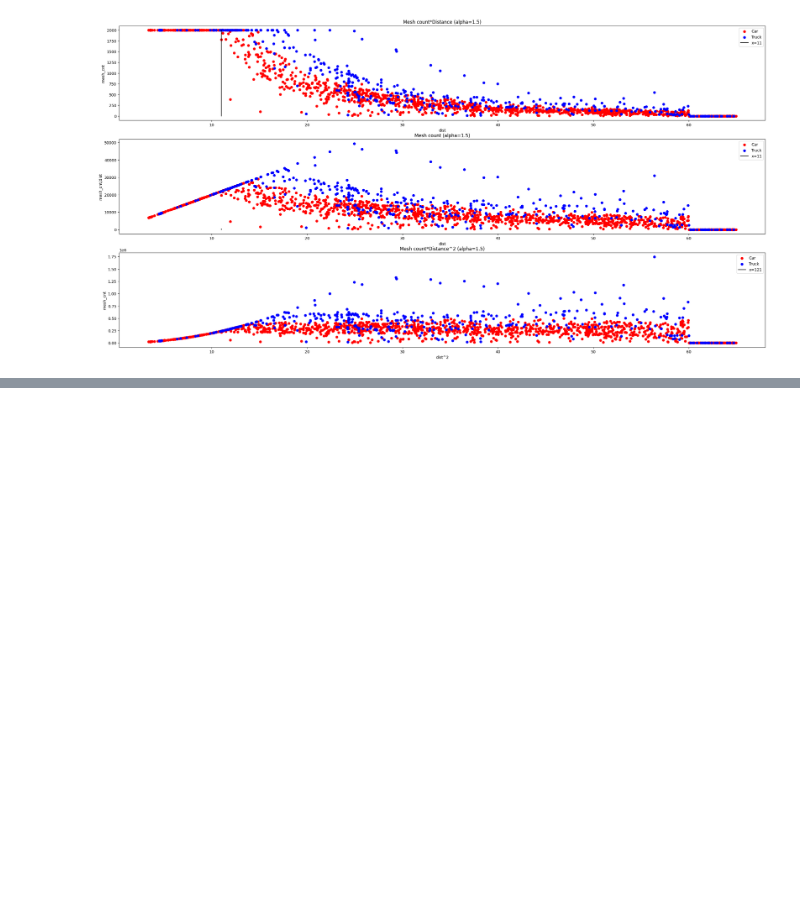
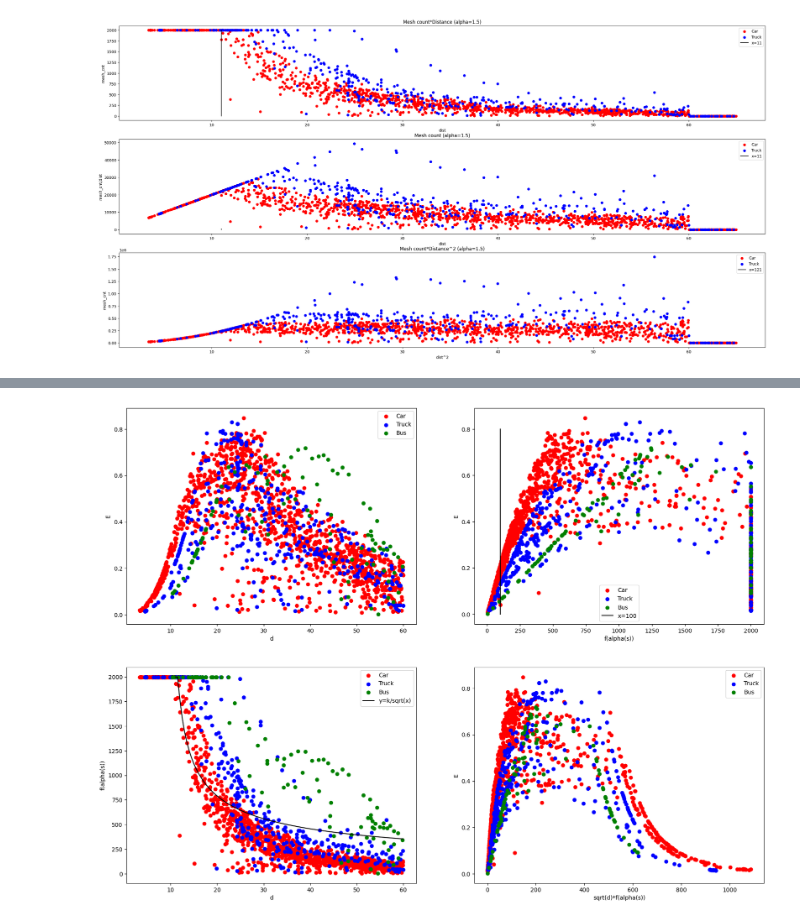
Before and after one commit to Kazawaryu/CARLA_ADA, a Jupyter notebook: test_code/s1s2/pf_func_test.ipynb, the cells around one changed output, grey strips where cells are left out. Saved outputs shown, nothing was run; the diff lists cells and outputs as text; code cells hidden in the pictures; blank space fills up the shorter version.

```diff
--- a/test_code/s2/pf_func_test.ipynb
+++ b/test_code/s1s2/pf_func_test.ipynb
@@ -466,0 +335,89 @@ plt.show()
+# %%
+car_df_filtered = car_df[(car_df['dist'] > 0) & (car_df['dist'] <= 60)]
+truck_df_filtered = truck_df[(truck_df['dist'] > 0) & (truck_df['dist'] <= 60)]
+bus_df_filtered = bus_df[(bus_df['dist'] > 0) & (bus_df['dist'] <= 60)]
+
+x = car_df_filtered['dist'] / 60
+yc = 1*(car_df_filtered['dist']**2 * (car_df_filtered['mesh_cnt'])
+    /np.sqrt(car_df_filtered['sx'] * car_df_filtered['sy'] * car_df_filtered['sz'])) /(1e6*(x * np.log(x) + 0.5))
+x = truck_df_filtered['dist'] / 60
+yt = 0.7*(truck_df_filtered['dist']**2 * (truck_df_filtered['mesh_cnt'])
+    /np.sqrt(truck_df_filtered['sx'] * truck_df_filtered['sy'] * truck_df_filtered['sz'])) /(1e6*(x * np.log(x) + 0.5))
+x = bus_df_filtered['dist'] / 60
+yb = 1.1*(bus_df_filtered['dist']**2 * (bus_df_filtered['mesh_cnt'])
+    /np.sqrt(bus_df_filtered['sx'] * bus_df_filtered['sy'] * bus_df_filtered['sz'])) /(1e6*(x * np.log(x) + 0.5))
+
+# x = car_df_filtered['dist'] / 60
+# yc = (car_df_filtered['dist']**2 * (car_df_filtered['mesh_cnt']) ) /(1e6*(x * np.log(x) + 0.5))
+# x = truck_df_filtered['dist'] / 60
+# yt = (truck_df_filtered['dist']**2 * (truck_df_filtered['mesh_cnt'])) /(1e6*(x * np.log(x) + 0.5))
+# x = bus_df_filtered['dist'] / 60
+# yb = (bus_df_filtered['dist']**2 * (bus_df_filtered['mesh_cnt'])) /(1e6*(x * np.log(x) + 0.5))
+# yc[yc > 4.5] = 4.5
+# yt[yt > 4.5] = 4.5
+
+
+# car_df_filtered = car_df_filtered[car_df_filtered['mesh_cnt'] < 2000]
+# truck_df_filtered = truck_df_filtered[truck_df_filtered['mesh_cnt'] < 2000]
+# bus_df_filtered = bus_df_filtered[bus_df_filtered['mesh_cnt'] < 2000]
+# yc = yc[car_df_filtered.index]
+# yt = yt[truck_df_filtered.index]
+# yb = yb[bus_df_filtered.index]
+
+print(len(yc), len(yt), len(yb))
+
+fig, ((ax1, ax2), (ax3, ax4)) = plt.subplots(2, 2, figsize=(20, 15))
+
+ax1.scatter(car_df_filtered['dist'], yc,c='r', label='Car')
+ax1.scatter(truck_df_filtered['dist'], yt,c='b', label='Truck')
+ax1.scatter(bus_df_filtered['dist'], yb,c='g', label='Bus')
+
+ax1.set_xlabel('d')
+ax1.set_ylabel('E')
+ax1.legend()
+
+ax2.scatter(car_df_filtered['mesh_cnt'], yc,c='r', label='Car')
+ax2.scatter(truck_df_filtered['mesh_cnt'], yt,c='b', label='Truck')
+ax2.scatter(bus_df_filtered['mesh_cnt'], yb,c='g', label='Bus')
+ax2.plot([100, 100], [0, 0.8], c='black', label='x=100')
+
+ax2.set_xlabel('f(alpha(s))')
+ax2.set_ylabel('E')
+ax2.legend()
+
+ax3.scatter(car_df_filtered['dist'], car_df_filtered['mesh_cnt'],c='r', label='Car')
+ax3.scatter(truck_df_filtered['dist'], truck_df_filtered['mesh_cnt'],c='b', label='Truck')
+ax3.scatter(bus_df_filtered['dist'], bus_df_filtered['mesh_cnt'],c='g', label='Bus')
+# draw y = ln(x) in ax3
+xx = np.linspace(11, 60, 100)
+# yy = 500*(-np.log(xx-10))+2000
+yy = 2500/(xx-10)**0.5
+yy[yy > 2000] = 2000
+ax3.plot(xx, yy, c='black', label='y=k/sqrt(x)')
+ax3.set_xlabel('d')
+ax3.set_ylabel('f(alpha(s))')
+ax3.legend()
+
+# car_df_filtered = car_df_filtered[car_df_filtered['mesh_cnt'] < 500]
+# truck_df_filtered = truck_df_filtered[truck_df_filtered['mesh_cnt'] < 500]
+# bus_df_filtered = bus_df_filtered[bus_df_filtered['mesh_cnt'] < 500]
+# yc = yc[car_df_filtered.index]
+# yt = yt[truck_df_filtered.index]
+# yb = yb[bus_df_filtered.index]
+
+p_mc = (car_df_filtered['mesh_cnt'])/(np.sqrt(car_df_filtered['dist']))
+p_mt = (truck_df_filtered['mesh_cnt'])/(np.sqrt(truck_df_filtered['dist']))
+p_mb = (bus_df_filtered['mesh_cnt'])/(np.sqrt(bus_df_filtered['dist']))
+
+
+ax4.scatter(p_mc, yc,c='r', label='Car')
+ax4.scatter(p_mt, yt,c='b', label='Truck')
+ax4.scatter(p_mb, yb,c='g', label='Bus')
+
+
+ax4.set_xlabel('sqrt(d)*f(alpha(s))')
+ax4.set_ylabel('E')
+ax4.legend()
+
+plt.show()
+# %% [output]
@@ -466,0 +425 @@ plt.show()
+[figure, added]
```
Also changed, not shown: parts of 8 cells of this notebook, 24 other files.
